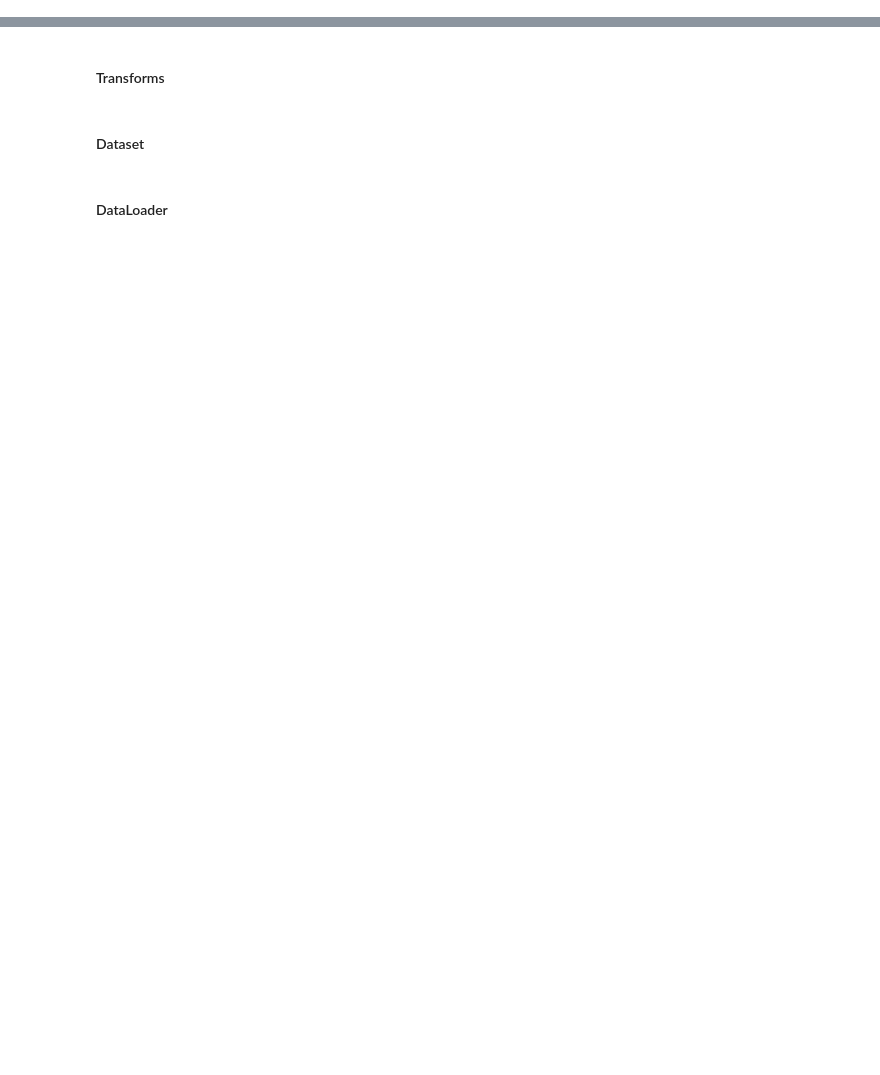
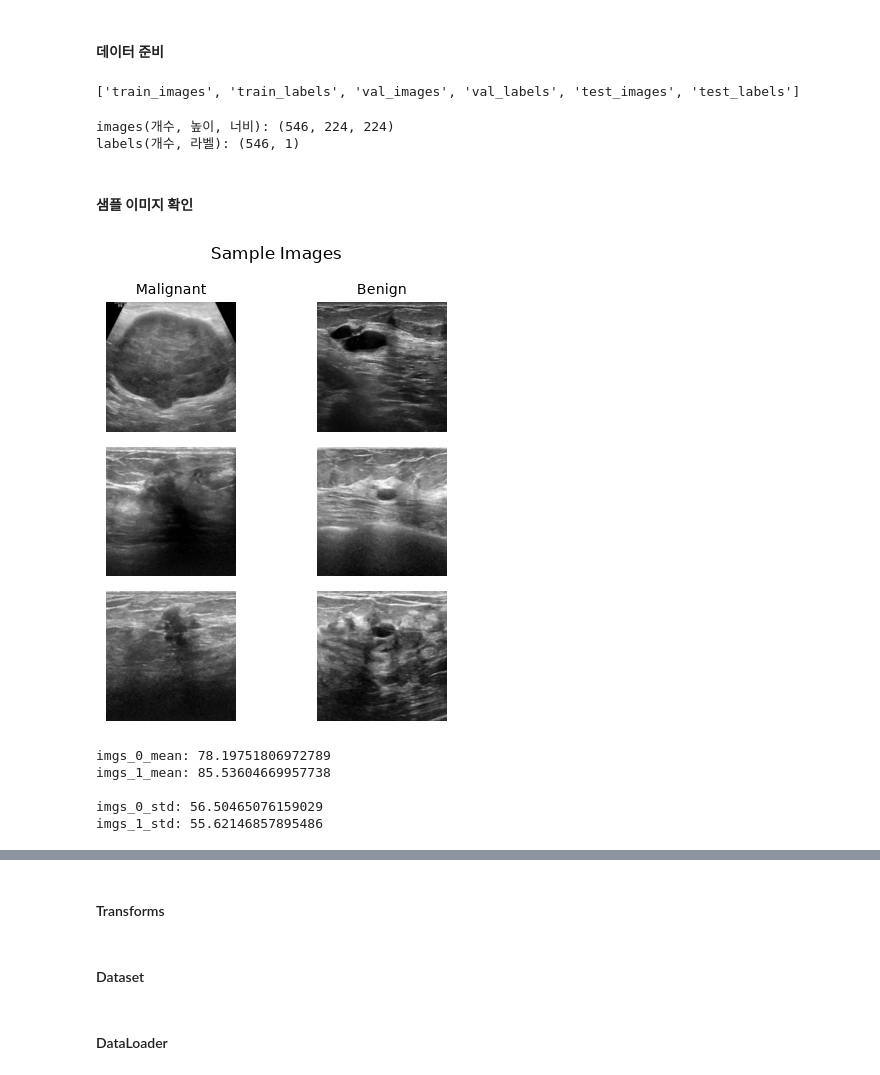
Before and after one commit to leejsya/BreastMNIST, a Jupyter notebook: BreastMNIST_Classification.ipynb, the cells around one changed output, grey strips where cells are left out. Saved outputs shown, nothing was run; the diff lists cells and outputs as text; code cells hidden in the pictures; blank space fills up the shorter version.

```diff
--- a/BreastMNIST_Classification.ipynb
+++ b/BreastMNIST_Classification.ipynb
@@ -47,0 +3,68 @@ mean:0.328, std:0.219
+# %% [markdown]
+#### 데이터 준비
+# %%
+seed = 42
+import numpy as np
+import torch
+import matplotlib.pyplot as plt
+
+# npz 데이터 로드
+data = np.load("breastmnist.npz")
+# %%
+# npz 파일 key 확인
+print(data.files)
+# %% [output]
+['train_images', 'train_labels', 'val_images', 'val_labels', 'test_images', 'test_labels']
+# %%
+# train_images/labels의 shape 확인
+imgs = data['train_images']
+labels = data['train_labels']
+print(f"images(개수, 높이, 너비): {imgs.shape}")
+print(f"labels(개수, 라벨): {labels.shape}")
+# %% [output]
+images(개수, 높이, 너비): (546, 224, 224)
+labels(개수, 라벨): (546, 1)
+# %% [markdown]
+#### 샘플 이미지 확인
+# %%
+# 라벨이 0인 데이터들의 인덱스 목록
+idx_0 = np.where(labels==0)[0]
+# 라벨이 1인 데이터들의 인덱스 목록
+idx_1 = np.where(labels==1)[0]
+
+fig, axes = plt.subplots(3, 2, figsize=(5, 5))
+for i, ax in enumerate(axes.flat):
+    if i % 2 == 0:
+        ax.imshow(imgs[idx_0][i], cmap='gray')
+        ax.axis('off')
+        if i == 0:
+            ax.set_title("Malignant", fontsize=10)
+    else:
+        ax.imshow(imgs[idx_1][i], cmap='gray')
+        ax.axis('off')
+        if i == 1:
+            ax.set_title("Benign", fontsize=10)
+plt.suptitle("Sample Images")
+plt.tight_layout()
+plt.show()
+# %% [output]
+[figure, added]
+# %%
+# 라벨이 0인 이미지들
+imgs_0 = imgs[idx_0]
+# 라벨이 1인 이미지들
+imgs_1 = imgs[idx_1]
+
+# 각 라벨 이미지의 평균 픽셀값
+print(f"imgs_0_mean: {imgs_0.mean()}")
+print(f"imgs_1_mean: {imgs_1.mean()}\n")
+
+# 각 라벨 이미지의 픽셀값 표준편차
+print(f"imgs_0_std: {imgs_0.std()}")
+print(f"imgs_1_std: {imgs_1.std()}")
+# %% [output]
+imgs_0_mean: 78.19751806972789
+imgs_1_mean: 85.53604669957738
+
+imgs_0_std: 56.50465076159029
+imgs_1_std: 55.62146857895486
```
Also changed, not shown: parts of 49 cells of this notebook.
